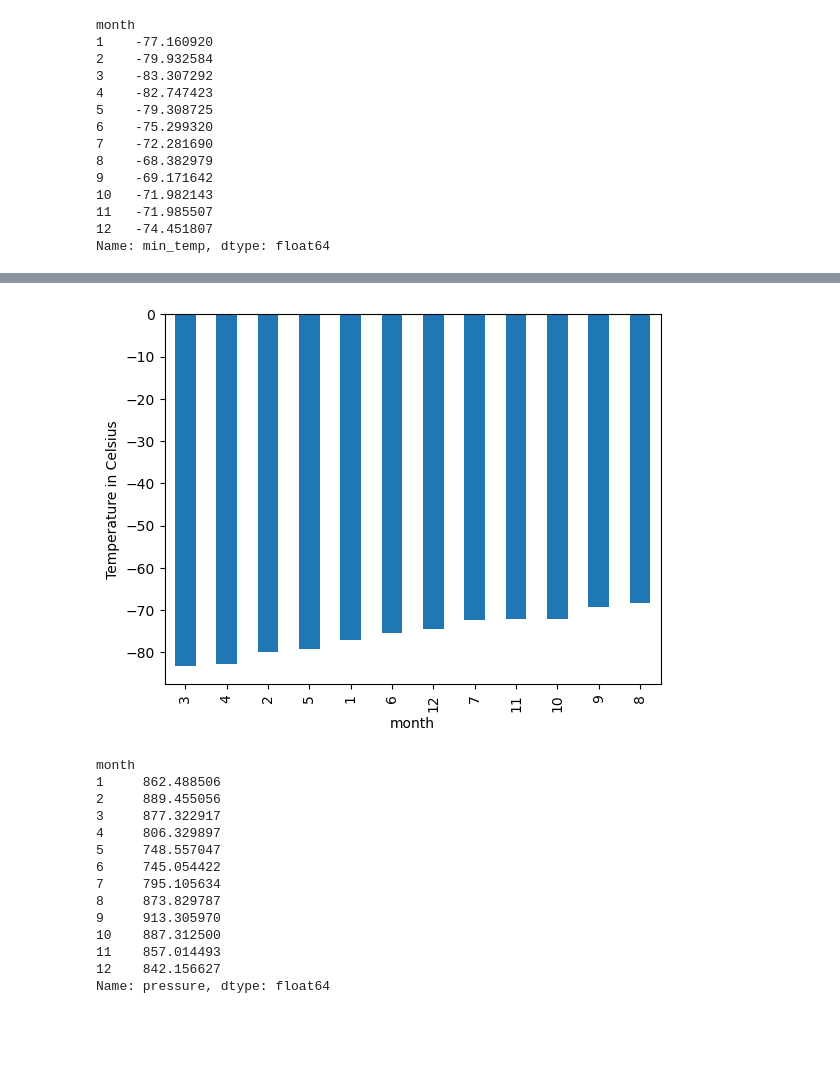
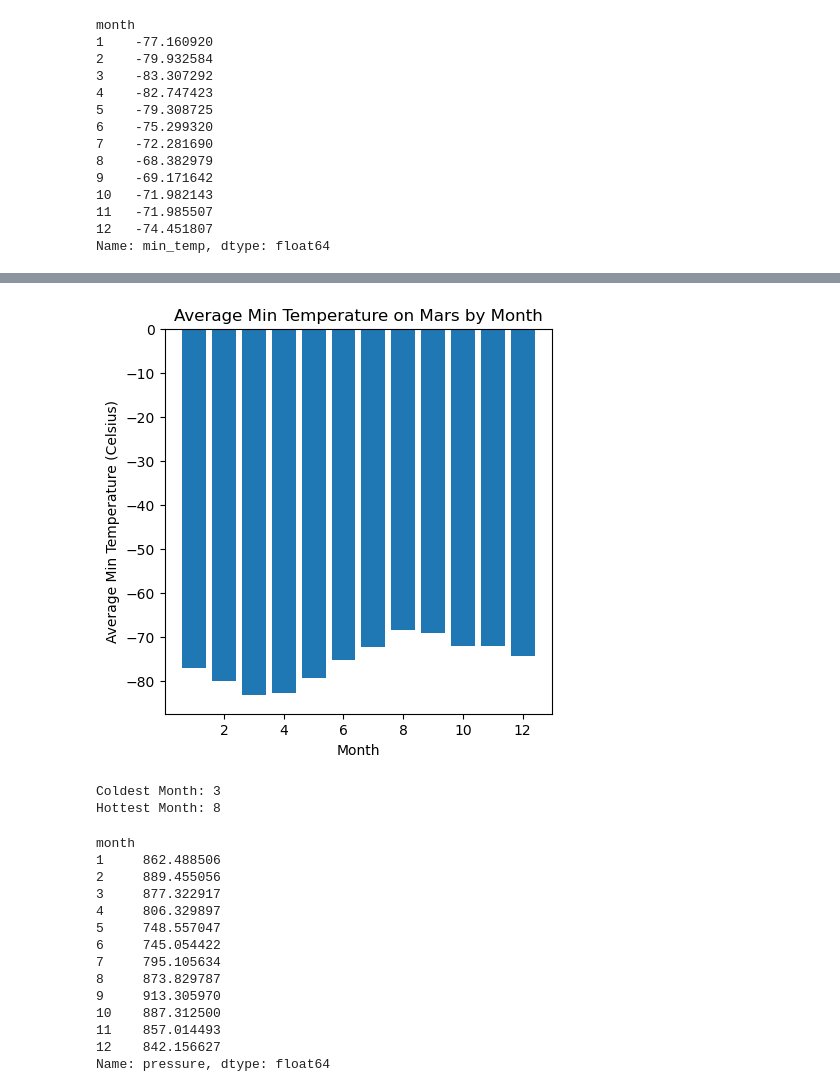
Before and after one commit to Shridhik/Web-Scraping-Mars-Data, a Jupyter notebook: part_2_mars_weather.ipynb, the cells around one changed output, grey strips where cells are left out. Cells and saved outputs as stored; diff of their text form; code cells hidden in the pictures; blank space fills up the shorter version.

```diff
--- a/part_2_mars_weather.ipynb
+++ b/part_2_mars_weather.ipynb
@@ -63,0 +67,27 @@ Assemble the scraped data into a Pandas DataFrame. The columns should have the s
+# %%
+# Create an empty list
+rows_list = []
+
+# Loop through the scraped data to create a list of rows
+for table in allRows:
+    rows = table.find_all('tr')
+
+    # Skip the header row (if there is one)
+    for row in rows[1:]:
+        # Extract all the td elements in this row
+        td_elements = row.find_all('td')
+
+        # Create a list of text values from the td elements in this row
+        row_data = [td.text.strip() for td in td_elements]
+
+        # Append the row data to the list of rows
+        rows_list.append(row_data)
+
+# Define the column names
+columns = ['id', 'terrestrial_date', 'sol', 'ls', 'month', 'min_temp', 'pressure']
+
+# Create a Pandas DataFrame using the list of rows and column names
+df = pd.DataFrame(rows_list, columns=columns)
+
+# Confirm DataFrame was created successfully
+df
@@ -83,2 +126,10 @@ dtype: object
+# %%
+# Change data types for data analysis
+df.sol = df.sol.astype(int)
+df.ls = df.ls.astype(int)
+df.month = df.month.astype(int)
+df.min_temp = df.min_temp.astype(float)
+df.pressure = df.pressure.astype(float)
+df['terrestrial_date'] = pd.to_datetime(df['terrestrial_date'])
 # %%
 # Confirm type changes were successful by examining data types again
@@ -130,5 +174,7 @@ Name: month, dtype: int64
 # %%
 # 3. What is the average low temperature by month?
+average_temp_by_month = df.groupby('month')['min_temp'].mean()
+print(average_temp_by_month)
 # %% [output]
 month
 1    -77.160920
@@ -151,6 +193,21 @@ Name: min_temp, dtype: float64
+# %%
+# Plot the average temperature by month
+plt.figure(figsize=(5, 5))
+plt.bar(average_temp_by_month.index, average_temp_by_month)
+plt.xlabel('Month')
+plt.ylabel('Average Min Temperature (Celsius)')
+plt.title('Average Min Temperature on Mars by Month')
+plt.show()
+# %% [output]
+[figure, added]
 # %%
 # Identify the coldest and hottest months in Curiosity's location
+coldest_month = average_temp_by_month.idxmin()
+hottest_month = average_temp_by_month.idxmax()
+print(f"Coldest Month: {coldest_month}")
+print(f"Hottest Month: {hottest_month}")
 # %% [output]
-[figure, removed]
+Coldest Month: 3
+Hottest Month: 8
 # %%
 # 4. Average pressure by Martian month
```
Also changed, not shown: parts of 20 cells of this notebook, 3 other files.
